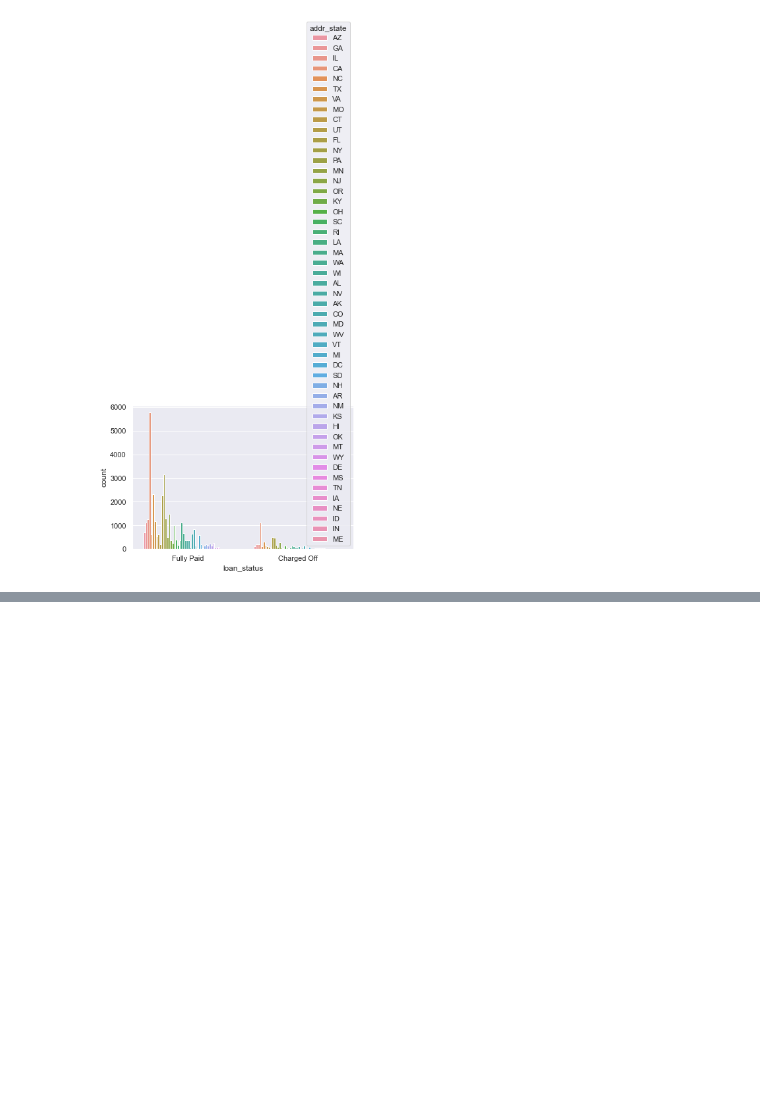
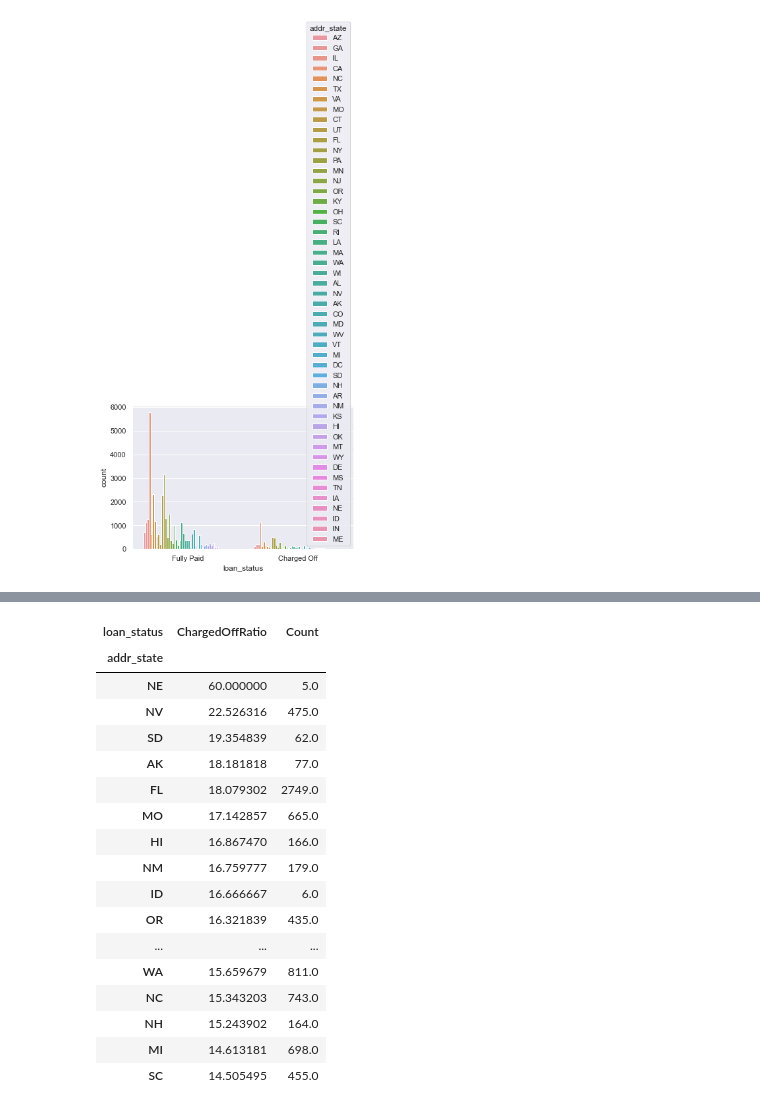
Before and after one commit to maniraj1234/LendingClubCaseStudy, a Jupyter notebook: LendingClubCaseStudy.ipynb, the cells around one changed output, grey strips where cells are left out. Drawn from its saved outputs; the diff is of its cells as text; code cells hidden in the pictures; blank space fills up the shorter version.

```diff
--- a/LendingClubCaseStudy.ipynb
+++ b/LendingClubCaseStudy.ipynb
@@ -652,0 +681,21 @@ sns.countplot(x=loan_data.loan_status,hue=loan_data.addr_state)
+# %%
+aggregated_analysis_for_column('addr_state').head(20)
+# %% [output]
+| loan_status | ChargedOffRatio | Count |
+| addr_state |  |  |
+| NE | 60.000000 | 5.0 |
+| NV | 22.526316 | 475.0 |
+| SD | 19.354839 | 62.0 |
+| AK | 18.181818 | 77.0 |
+| FL | 18.079302 | 2749.0 |
+| MO | 17.142857 | 665.0 |
+| HI | 16.867470 | 166.0 |
+| NM | 16.759777 | 179.0 |
+| ID | 16.666667 | 6.0 |
+| OR | 16.321839 | 435.0 |
+| ... | ... | ... |
+| WA | 15.659679 | 811.0 |
+| NC | 15.343203 | 743.0 |
+| NH | 15.243902 | 164.0 |
+| MI | 14.613181 | 698.0 |
+| SC | 14.505495 | 455.0 |
```
Also changed, not shown: parts of 25 cells of this notebook.
